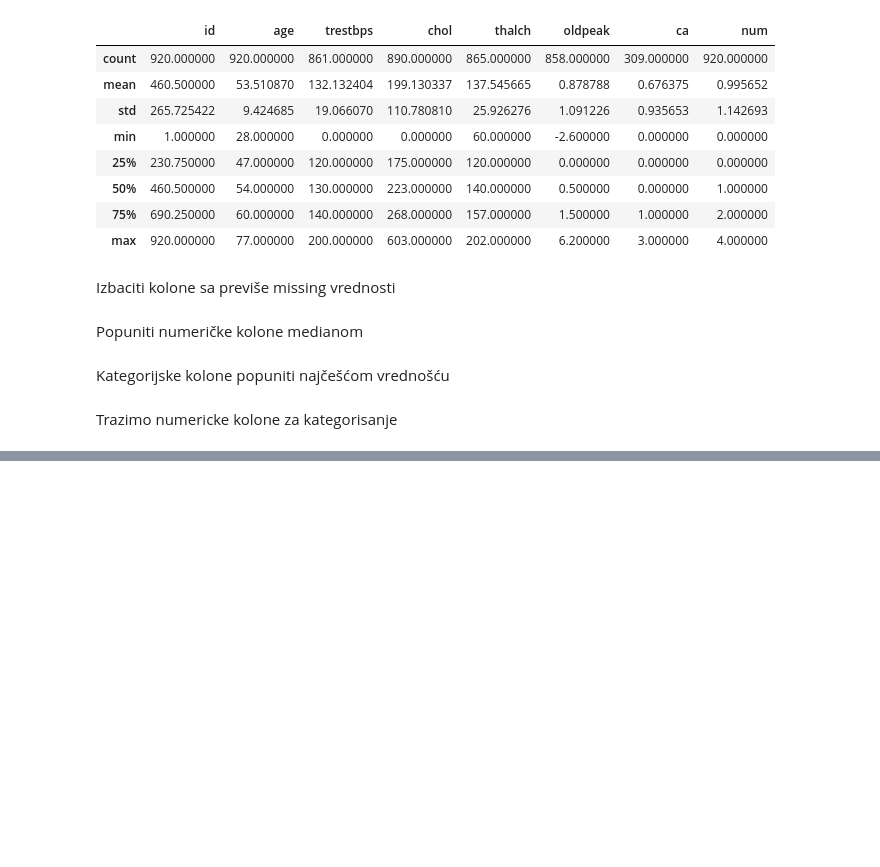
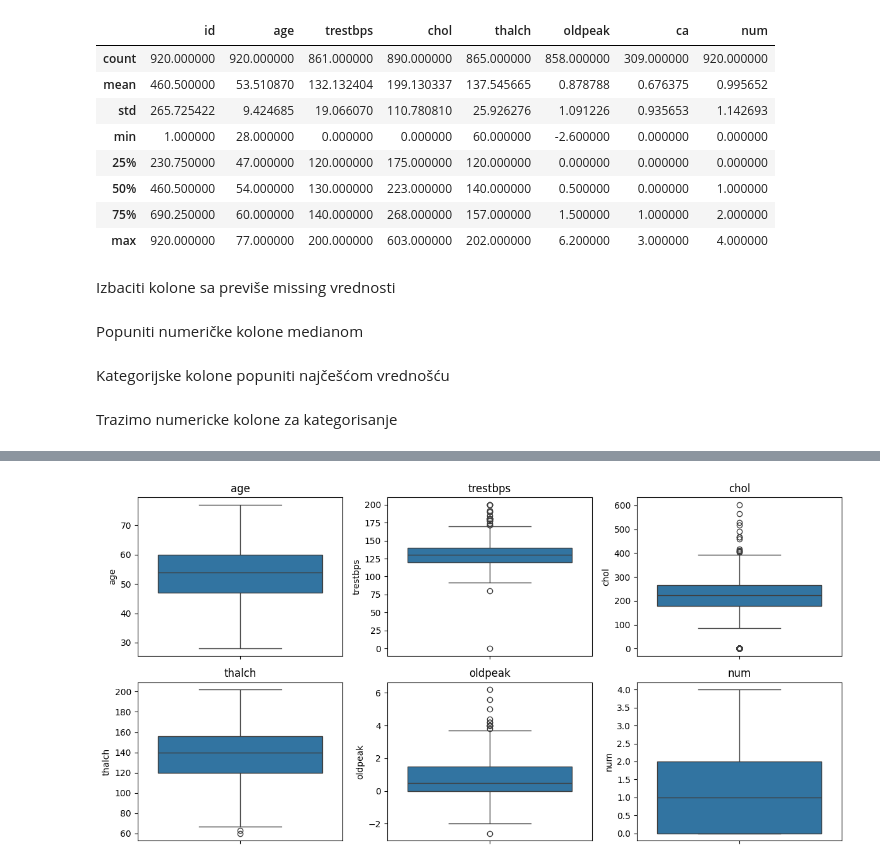
Before and after one commit to Stefan-011/Machine-learning-3, a Jupyter notebook: primer.ipynb, the cells around one changed output, grey strips where cells are left out. Cells and saved outputs as stored; diff of their text form; code cells hidden in the pictures; blank space fills up the shorter version.

```diff
--- a/primer.ipynb
+++ b/primer.ipynb
@@ -136,6 +136,10 @@ print("Numeričke kolone:", numerical_cols)
 # Prikaz kategorijskih kolona
 categorical_cols = df.select_dtypes(include=['object']).columns
 print("Kategorijske kolone:", categorical_cols)
+
+df_copy = df.copy()
+
+df_copy.describe()
 # %% [output]
 Numeričke kolone: Index(['age', 'trestbps', 'chol', 'thalch', 'oldpeak', 'num'], dtype='object')
 Kategorijske kolone: Index(['sex', 'dataset', 'cp', 'fbs', 'restecg', 'exang'], dtype='object')
@@ -228,0 +291,17 @@ Test Accuracy: 0.8260869383811951
+# %%
+import matplotlib.pyplot as plt
+import seaborn as sns
+
+numerical_cols = df_copy.select_dtypes(include=['int64','float64']).columns
+
+plt.figure(figsize=(12,6))
+
+for i, col in enumerate(numerical_cols):
+    plt.subplot(2,3,i+1)
+    sns.boxplot(y=df_copy[col])
+    plt.title(col)
+
+plt.tight_layout()
+plt.show()
+# %% [output]
+[figure, added]
```
Also changed, not shown: parts of 10 cells of this notebook.
